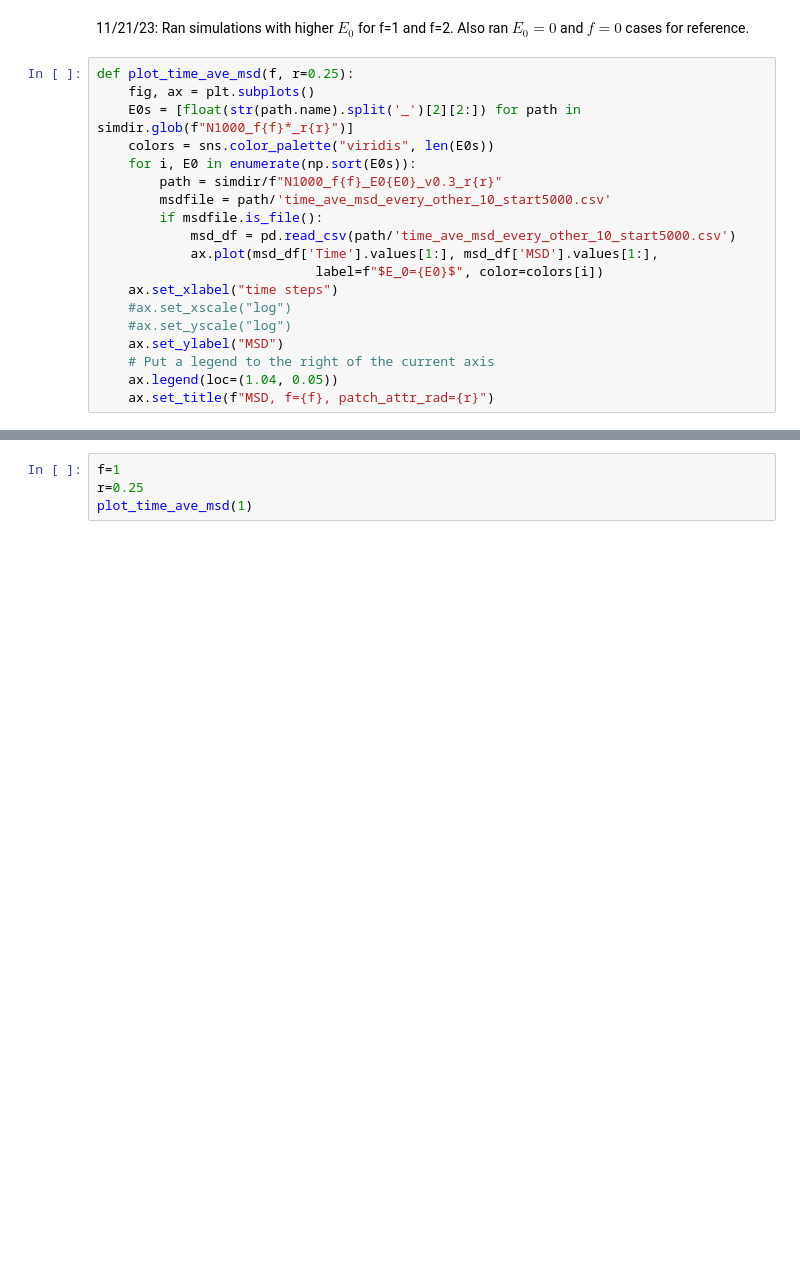
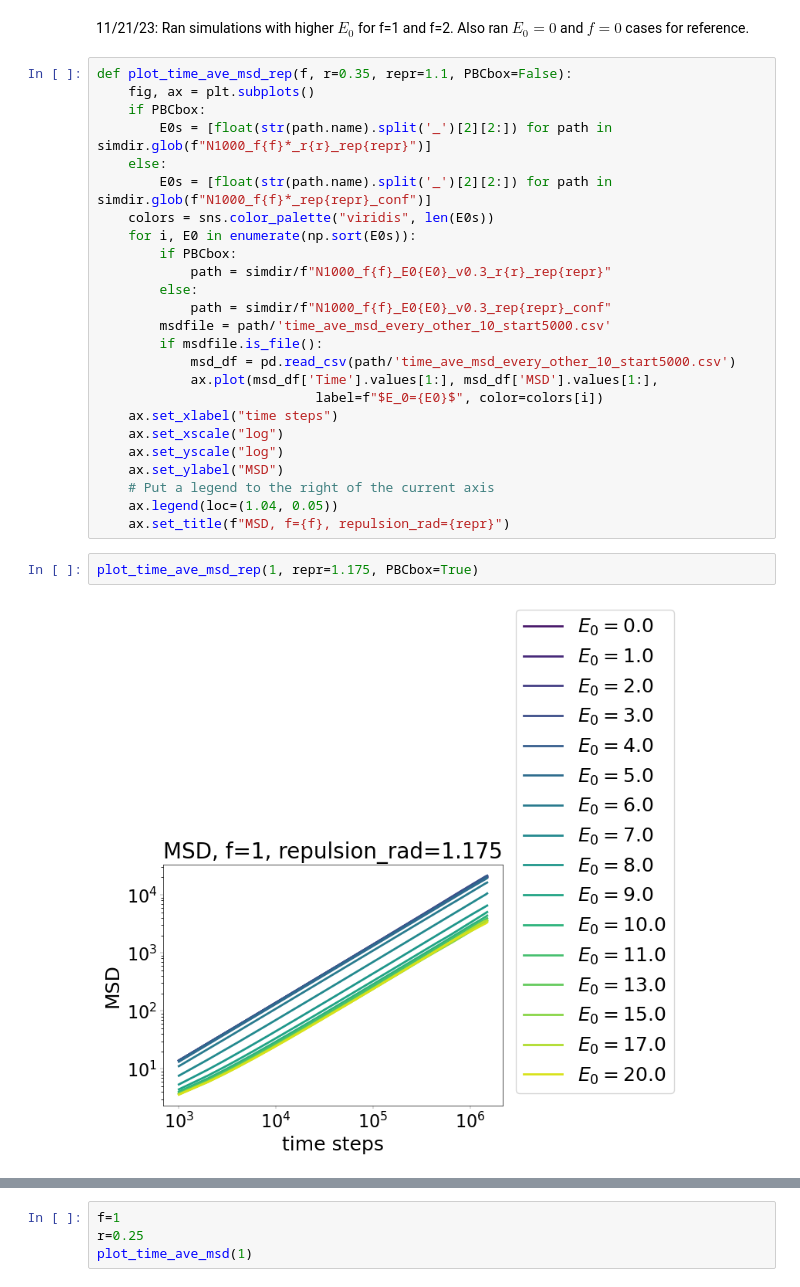
Before and after one commit to kannandeepti/protein_mobility, a Jupyter notebook: notebooks/mobility_analysis.ipynb, the cells around one changed output, grey strips where cells are left out. Cells and saved outputs as stored; diff of their text form; blank space fills up the shorter version.

```diff
--- a/notebooks/mobility_analysis.ipynb
+++ b/notebooks/mobility_analysis.ipynb
@@ -181,21 +203,31 @@ Text(0.5, 1.0, 'MSD, f=1, patch_attr_rad=0.25')
 # %% [markdown]
 11/21/23: Ran simulations with higher $E_0$ for f=1 and f=2. Also ran $E_0=0$ and $f=0$ cases for reference.
 # %%
-def plot_time_ave_msd(f, r=0.25):
+def plot_time_ave_msd_rep(f, r=0.35, repr=1.1, PBCbox=False):
     fig, ax = plt.subplots()
-    E0s = [float(str(path.name).split('_')[2][2:]) for path in simdir.glob(f"N1000_f{f}*_r{r}")]
+    if PBCbox:
+        E0s = [float(str(path.name).split('_')[2][2:]) for path in simdir.glob(f"N1000_f{f}*_r{r}_rep{repr}")]
+    else:
+        E0s = [float(str(path.name).split('_')[2][2:]) for path in simdir.glob(f"N1000_f{f}*_rep{repr}_conf")]
     colors = sns.color_palette("viridis", len(E0s))
     for i, E0 in enumerate(np.sort(E0s)):
-        path = simdir/f"N1000_f{f}_E0{E0}_v0.3_r{r}"
+        if PBCbox:
+            path = simdir/f"N1000_f{f}_E0{E0}_v0.3_r{r}_rep{repr}"
+        else:
+            path = simdir/f"N1000_f{f}_E0{E0}_v0.3_rep{repr}_conf"
         msdfile = path/'time_ave_msd_every_other_10_start5000.csv'
         if msdfile.is_file():
             msd_df = pd.read_csv(path/'time_ave_msd_every_other_10_start5000.csv')
             ax.plot(msd_df['Time'].values[1:], msd_df['MSD'].values[1:],
                             label=f"$E_0={E0}$", color=colors[i])
     ax.set_xlabel("time steps")
-    #ax.set_xscale("log")
-    #ax.set_yscale("log")
+    ax.set_xscale("log")
+    ax.set_yscale("log")
     ax.set_ylabel("MSD")
     # Put a legend to the right of the current axis
     ax.legend(loc=(1.04, 0.05))
-    ax.set_title(f"MSD, f={f}, patch_attr_rad={r}")
+    ax.set_title(f"MSD, f={f}, repulsion_rad={repr}")
+# %%
+plot_time_ave_msd_rep(1, repr=1.175, PBCbox=True)
+# %% [output]
+[figure, added]
```
Also changed, not shown: parts of 47 cells of this notebook, 4 other files.
